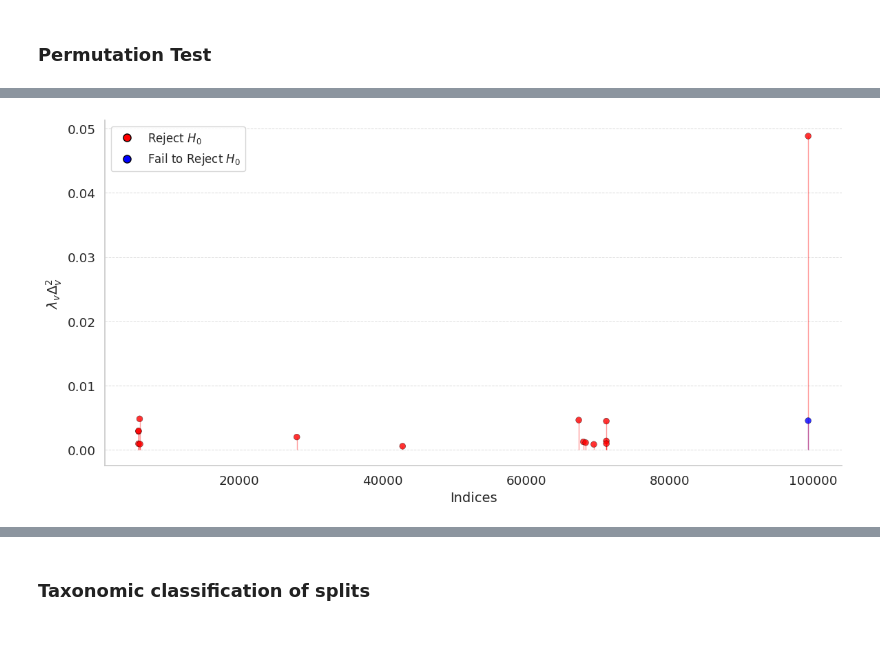
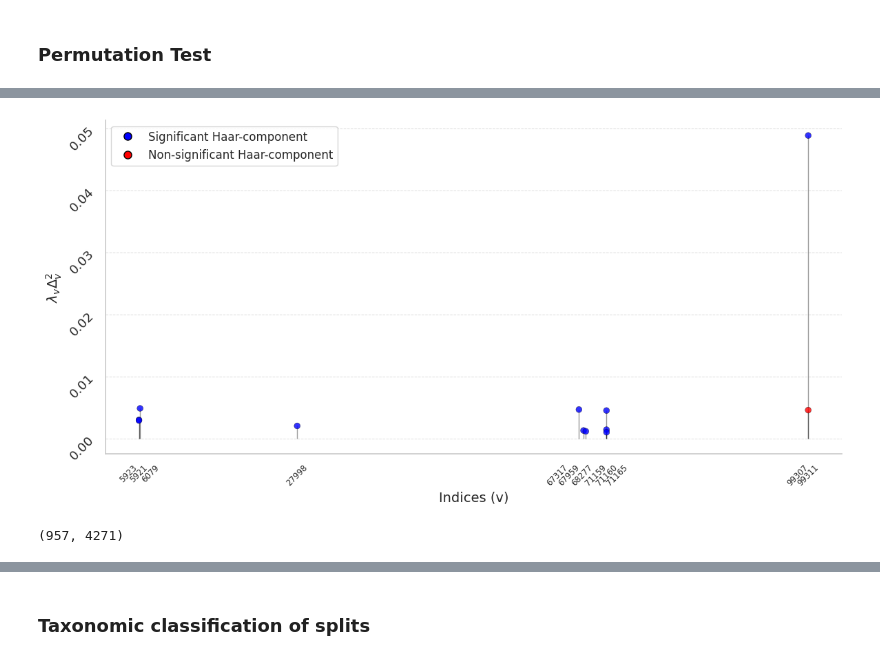
Before and after one commit to spsvihla/pcms, a Jupyter notebook: notebooks/guerrero_negro_example.ipynb, the cells around one changed output, grey strips where cells are left out. Cells and saved outputs as stored; diff of their text form; code cells hidden in the pictures.

```diff
--- a/notebooks/guerrero_negro_example.ipynb
+++ b/notebooks/guerrero_negro_example.ipynb
@@ -336,6 +336,6 @@ cdf_vals = pcms.stats.cdf_haar_coordinate_perm(
     node_idxs,
     counts,
     eps = 0.005,
-    delta = 0.01
+    delta = 0.001
 )
 pvals = 1 - cdf_vals
@@ -351,47 +389,52 @@ sns.set(style="whitegrid", font_scale=1.2)
 
 fig, ax = plt.subplots(figsize=(12, 6))
 
-alpha = 0.05
-do_reject = pvals < alpha
-
-thresh = 5e-4
-
-idx = np.where(dh_comps)[0]
-idx_above_thresh = np.where(dh_comps[idx] > thresh)[0]
-colors = np.where(do_reject[idx_above_thresh], 'red', 'blue')
-y = dh_comps[idx][idx_above_thresh]
-x = idx[idx_above_thresh]
+num_points = 12
+sort_idx = np.argsort(dh_comps)[::-1][:num_points]
+color_idx = np.argsort(dh_comps[dh_comps > 0.0])[::-1][:num_points]
+colors = np.where(do_reject[color_idx], 'blue', 'red')
+y = dh_comps[sort_idx]
+x = sort_idx
 
 for xi, yi, ci in zip(x, y, colors):
-    ax.vlines(xi, 0, yi, color=ci, alpha=0.4, linewidth=1.0, zorder=2)
+    ax.vlines(xi, 0, yi, color='black', alpha=0.4, linewidth=1.0, zorder=2)
 
 scatter = ax.scatter(
     x, y,
     c=colors,
     s=40,
     alpha=0.8,
     edgecolors='black',
     linewidth=0.3,
     zorder=3
 )
 
 legend_elements = [
     Line2D([0], [0], marker='o', color='w',
-           label=r'Reject $H_0$', markerfacecolor='red',
+           label=r'Significant Haar-component', markerfacecolor='blue',
            markeredgecolor='black', markersize=8),
     Line2D([0], [0], marker='o', color='w',
-           label=r'Fail to Reject $H_0$', markerfacecolor='blue',
+           label=r'Non-significant Haar-component', markerfacecolor='red',
            markeredgecolor='black', markersize=8)
 ]
 ax.legend(handles=legend_elements, frameon=True, fontsize=12)
 
-ax.set_xlabel('Indices', fontsize=14)
+# ha = ['left',   'left',   'right',  'left',   'left',   'left', 'right',   'left',   'left', 'right', 'right',  'left']
+# va = ['center', 'center', 'center', 'center', 'center', 'top',  'top',    'center', 'top',  'top',   'center', 'center']
+# dx = [100,    100,    100,    100,    100,    500, -500, 100, 100, -500, 100, 100]
+# dy = [0.0015, 0.0015, 0.0015, 0.0015, 0.0015, -0.0001, 0, 0.0015, 0.0015, 0.0015, -0.0015, -0.0015]
+# for j, (xi, yi) in enumerate(zip(x, y)):
+#     ax.text(xi + dx[j], yi + dy[j], str(xi), ha=ha[j], va=va[j], fontsize=9)
+
+ax.set_xlabel('Indices (v)', fontsize=14)
 ax.set_ylabel(r'$\lambda_v \Delta_v^2$', fontsize=14)
 ax.yaxis.grid(True, linestyle='--', linewidth=0.7, alpha=0.7)
 ax.xaxis.grid(False)
+ax.set_xticks(x + [0, 1400, -3000, -1500, 0, -1500, 0, 0, -1500, -2000, -500, 1500], labels=x+1, fontsize=8.5)
+ax.tick_params(rotation=45)
 sns.despine()
 
 plt.tight_layout()
 plt.show()
 # %% [output]
-[figure, old version]
+[figure, new version]
@@ -407,2 +449,6 @@ y2 = Q @ hl_coords_reject_null
 x = np.arange(len(y1))
+# %%
+np.count_nonzero(hl_coords_reject_null), np.count_nonzero(hl_coords)
+# %% [output]
+(957, 4271)
 # %%
```
Also changed, not shown: parts of 10 cells of this notebook, 1 other file.
